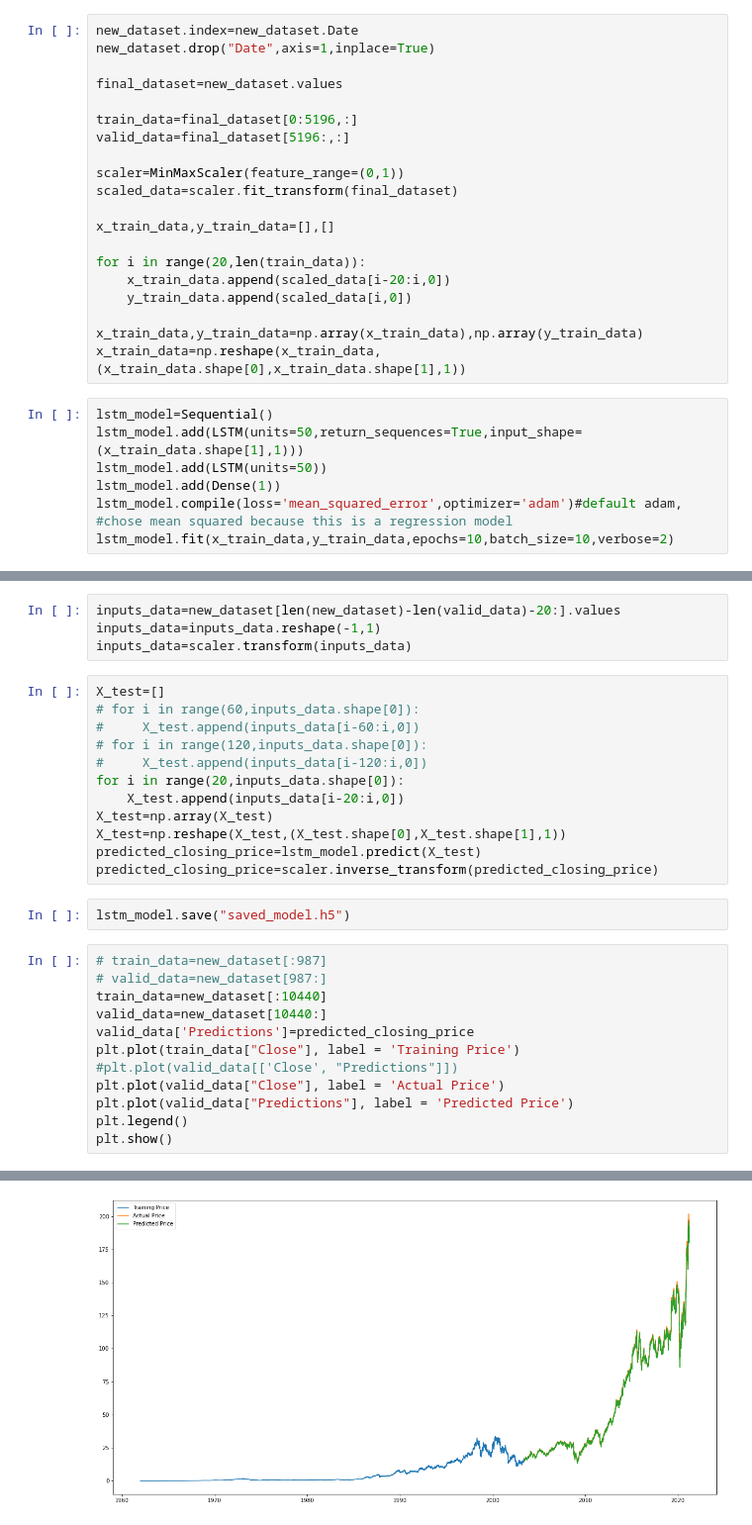
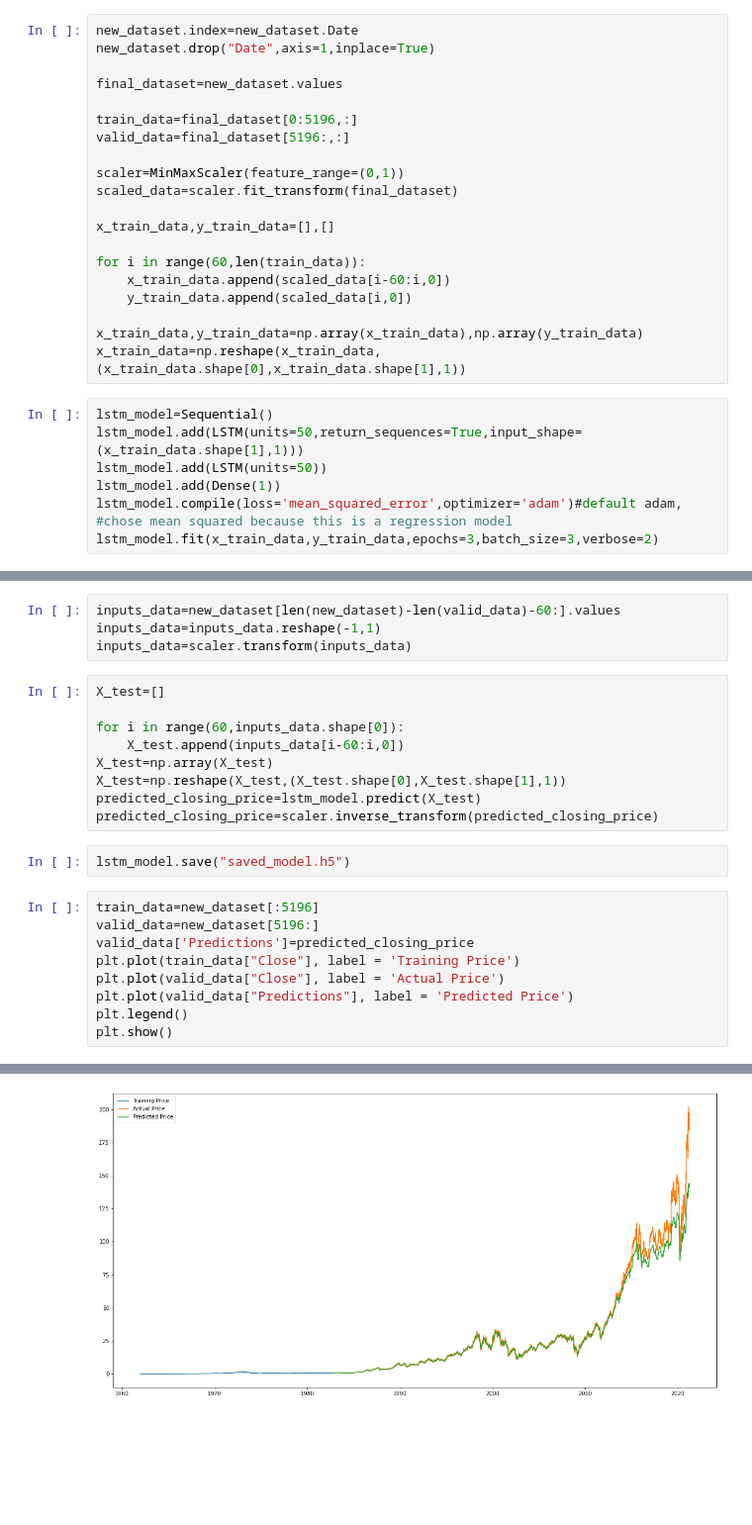
Before and after one commit to m-rivera1/stock_prediction, a Jupyter notebook: LSTM_stock_prediction_model.ipynb, the cells around one changed output, grey strips where cells are left out. Shown at 99% size. Saved outputs shown, nothing was run; the diff lists cells and outputs as text; blank space fills up the shorter version.

```diff
--- a/LSTM_stock_prediction_model.ipynb
+++ b/LSTM_stock_prediction_model.ipynb
@@ -70,8 +71,8 @@ scaled_data=scaler.fit_transform(final_dataset)
 
 x_train_data,y_train_data=[],[]
 
-for i in range(20,len(train_data)):
-    x_train_data.append(scaled_data[i-20:i,0])
+for i in range(60,len(train_data)):
+    x_train_data.append(scaled_data[i-60:i,0])
     y_train_data.append(scaled_data[i,0])
 
 x_train_data,y_train_data=np.array(x_train_data),np.array(y_train_data)
@@ -82,5 +83,5 @@ lstm_model.add(LSTM(units=50,return_sequences=True,input_shape=(x_train_data.sha
 lstm_model.add(LSTM(units=50))
 lstm_model.add(Dense(1))
 lstm_model.compile(loss='mean_squared_error',optimizer='adam')#default adam,  #chose mean squared because this is a regression model
-lstm_model.fit(x_train_data,y_train_data,epochs=10,batch_size=10,verbose=2)
+lstm_model.fit(x_train_data,y_train_data,epochs=3,batch_size=3,verbose=2)
 # %% [output]
@@ -88,15 +95,12 @@ NotFittedError: This MinMaxScaler instance is not fitted yet. Call 'fit' with ap
 # %%
-inputs_data=new_dataset[len(new_dataset)-len(valid_data)-20:].values
+inputs_data=new_dataset[len(new_dataset)-len(valid_data)-60:].values
 inputs_data=inputs_data.reshape(-1,1)
 inputs_data=scaler.transform(inputs_data)
 # %%
 X_test=[]
-# for i in range(60,inputs_data.shape[0]):
-#     X_test.append(inputs_data[i-60:i,0])
-# for i in range(120,inputs_data.shape[0]):
-#     X_test.append(inputs_data[i-120:i,0])
-for i in range(20,inputs_data.shape[0]):
-    X_test.append(inputs_data[i-20:i,0])
+
+for i in range(60,inputs_data.shape[0]):
+    X_test.append(inputs_data[i-60:i,0])
 X_test=np.array(X_test)
 X_test=np.reshape(X_test,(X_test.shape[0],X_test.shape[1],1))
 predicted_closing_price=lstm_model.predict(X_test)
@@ -104,13 +108,10 @@ predicted_closing_price=scaler.inverse_transform(predicted_closing_price)
 # %%
 lstm_model.save("saved_model.h5")
 # %%
-# train_data=new_dataset[:987]
-# valid_data=new_dataset[987:]
-train_data=new_dataset[:10440]
-valid_data=new_dataset[10440:]
+train_data=new_dataset[:5196]
+valid_data=new_dataset[5196:]
 valid_data['Predictions']=predicted_closing_price
 plt.plot(train_data["Close"], label = 'Training Price')
-#plt.plot(valid_data[['Close', "Predictions"]])
 plt.plot(valid_data["Close"], label = 'Actual Price')
 plt.plot(valid_data["Predictions"], label = 'Predicted Price')
 plt.legend()
@@ -124,4 +125,4 @@ See the caveats in the documentation: https://pandas.pydata.org/pandas-docs/stab
-[figure, old version]
+[figure, new version]
 # %%
 print('Model accuracy (%)')
 Y_p=scaler.inverse_transform(lstm_model.predict(x_train_data))
```
Also changed, not shown: parts of 4 cells of this notebook, 1 other file.
